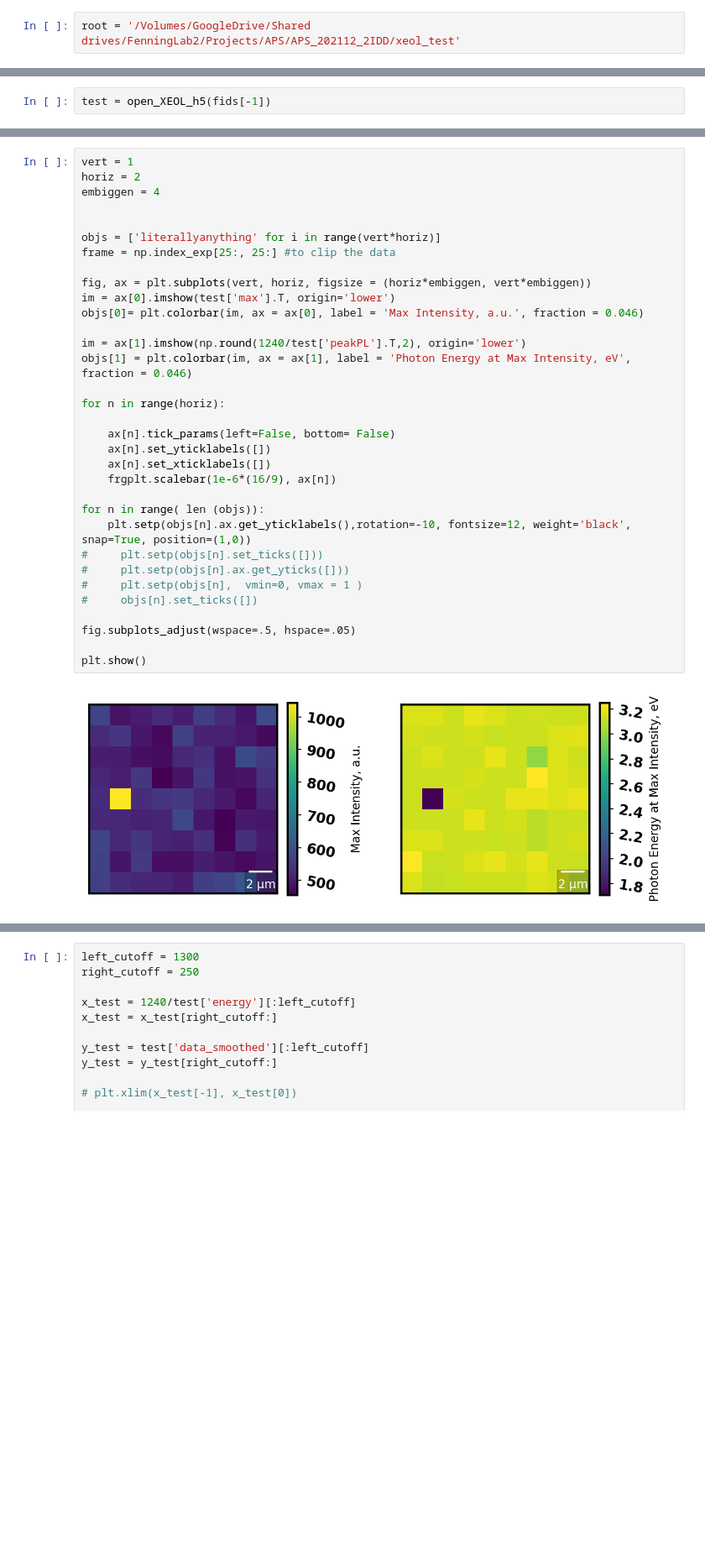
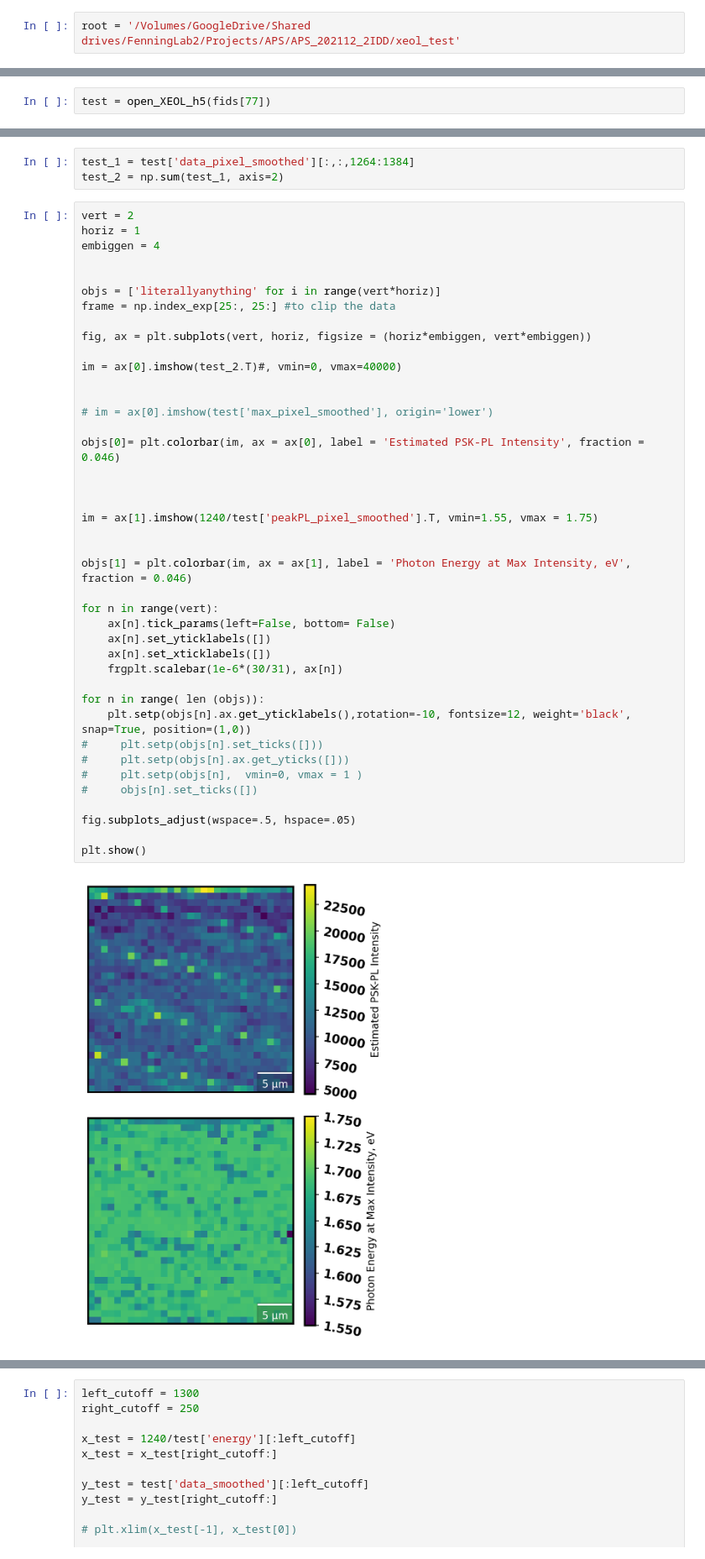
Before and after one commit to fenning-research-group/APS, a Jupyter notebook: Sector 2/Scripts/20211216_S2XEOL_analysis.ipynb, the cells around one changed output, grey strips where cells are left out. Shown at 84% size. Cells and saved outputs as stored; diff of their text form; blank space fills up the shorter version.

Commit message:
updated analysis for XEOL

```diff
--- a/Sector 2/Scripts/20211216_S2XEOL_analysis.ipynb
+++ b/Sector 2/Scripts/20211216_S2XEOL_analysis.ipynb
@@ -80,2 +107,2 @@ fids;
 # %%
-test = open_XEOL_h5(fids[-1])
+test = open_XEOL_h5(fids[77])
@@ -92,35 +142,46 @@ test;
+# %%
+test_1 = test['data_pixel_smoothed'][:,:,1264:1384]
+test_2 = np.sum(test_1, axis=2)
 # %%
-vert = 1
-horiz = 2
+vert = 2
+horiz = 1
 embiggen = 4
 
 
 objs = ['literallyanything' for i in range(vert*horiz)]
 frame = np.index_exp[25:, 25:] #to clip the data
 
 fig, ax = plt.subplots(vert, horiz, figsize = (horiz*embiggen, vert*embiggen))
-im = ax[0].imshow(test['max'].T, origin='lower')
-objs[0]= plt.colorbar(im, ax = ax[0], label = 'Max Intensity, a.u.', fraction = 0.046)
 
-im = ax[1].imshow(np.round(1240/test['peakPL'].T,2), origin='lower')
+im = ax[0].imshow(test_2.T)#, vmin=0, vmax=40000)
+
+
+# im = ax[0].imshow(test['max_pixel_smoothed'], origin='lower')
+
+objs[0]= plt.colorbar(im, ax = ax[0], label = 'Estimated PSK-PL Intensity', fraction = 0.046)
+
+
+
+im = ax[1].imshow(1240/test['peakPL_pixel_smoothed'].T, vmin=1.55, vmax = 1.75)
+
+
 objs[1] = plt.colorbar(im, ax = ax[1], label = 'Photon Energy at Max Intensity, eV', fraction = 0.046)
 
-for n in range(horiz):
-
+for n in range(vert):
     ax[n].tick_params(left=False, bottom= False)
     ax[n].set_yticklabels([])
     ax[n].set_xticklabels([])
-    frgplt.scalebar(1e-6*(16/9), ax[n])
+    frgplt.scalebar(1e-6*(30/31), ax[n])
 
 for n in range( len (objs)):
     plt.setp(objs[n].ax.get_yticklabels(),rotation=-10, fontsize=12, weight='black', snap=True, position=(1,0))
 #     plt.setp(objs[n].set_ticks([]))
 #     plt.setp(objs[n].ax.get_yticks([]))
 #     plt.setp(objs[n],  vmin=0, vmax = 1 )
 #     objs[n].set_ticks([])
 
 fig.subplots_adjust(wspace=.5, hspace=.05)
 
 plt.show()
 # %% [output]
-[figure, old version]
+[figure, new version]
```
Also changed, not shown: parts of 34 cells of this notebook, 1 other file.
